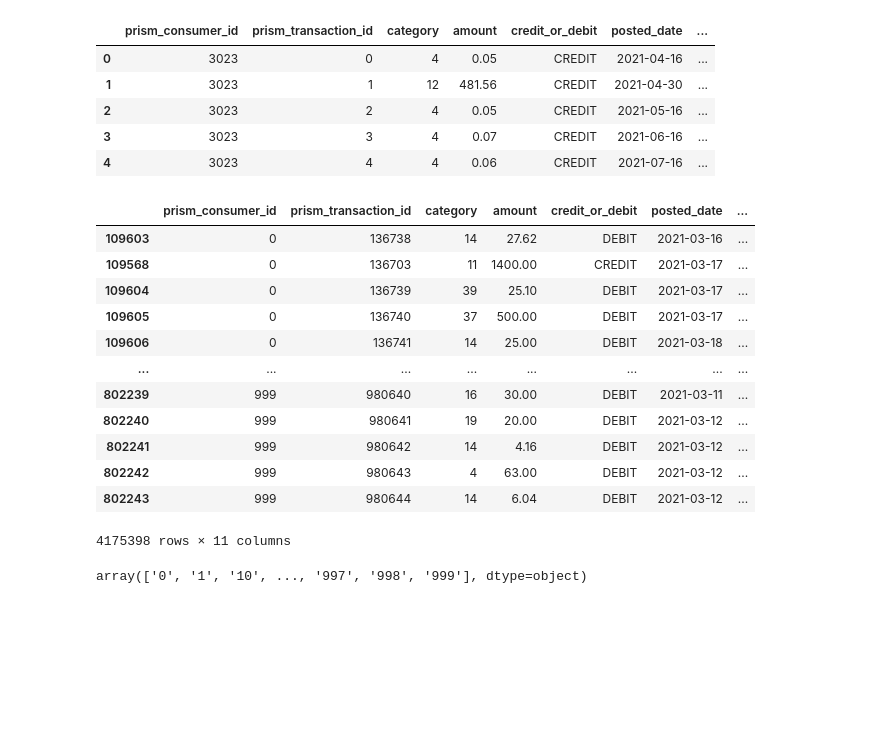
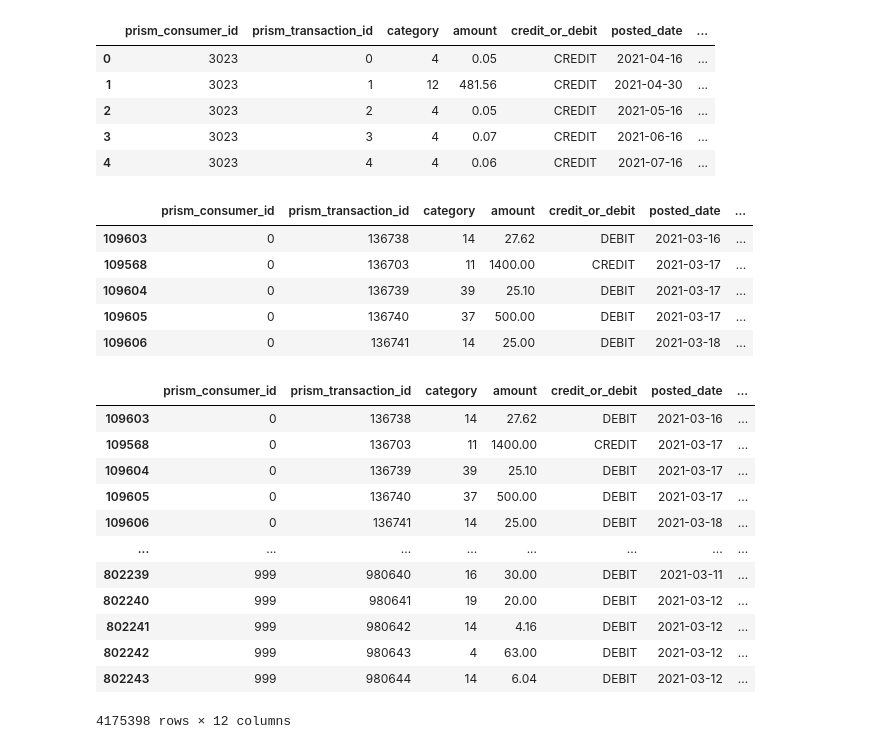
Before and after one commit to hillarychang/dsc180b-capstone-q2, a Jupyter notebook: src/notebooks/kurumi_q2_eda.ipynb, the cells around one changed output. Drawn from its saved outputs; the diff is of its cells as text; code cells hidden in the pictures; blank space fills up the shorter version.

Commit message:
new feature, negative balance days percentage

```diff
--- a/src/notebooks/kurumi_q2_eda.ipynb
+++ b/src/notebooks/kurumi_q2_eda.ipynb
@@ -773,6 +773,10 @@ weighted avg       0.87      0.72      0.77      2082
 ROC-AUC Score: 0.688
 # %% [markdown]
 ### percentage of negative balance days
+# %%
+trans_pattern = transactions.merge(consumer, on="prism_consumer_id")
+total_balance = accounts.groupby('prism_consumer_id').agg({'balance_date': 'min', 'balance': 'sum'})
+balance_trans = trans_pattern.merge(total_balance, on="prism_consumer_id")
 # %%
 balance_trans.head()
 # %% [output]
@@ -784,26 +788,14 @@ balance_trans.head()
 | 4 | 3023 | 4 | 4 | 0.06 | CREDIT | 2021-07-16 | ... |
 # %%
 sorted_balance_trans = balance_trans.sort_values(by=["prism_consumer_id", "posted_date"])
-sorted_balance_trans
+sorted_balance_trans.head()
 # %% [output]
 |  | prism_consumer_id | prism_transaction_id | category | amount | credit_or_debit | posted_date | ... |
 | 109603 | 0 | 136738 | 14 | 27.62 | DEBIT | 2021-03-16 | ... |
 | 109568 | 0 | 136703 | 11 | 1400.00 | CREDIT | 2021-03-17 | ... |
 | 109604 | 0 | 136739 | 39 | 25.10 | DEBIT | 2021-03-17 | ... |
 | 109605 | 0 | 136740 | 37 | 500.00 | DEBIT | 2021-03-17 | ... |
 | 109606 | 0 | 136741 | 14 | 25.00 | DEBIT | 2021-03-18 | ... |
-| ... | ... | ... | ... | ... | ... | ... | ... |
-| 802239 | 999 | 980640 | 16 | 30.00 | DEBIT | 2021-03-11 | ... |
-| 802240 | 999 | 980641 | 19 | 20.00 | DEBIT | 2021-03-12 | ... |
-| 802241 | 999 | 980642 | 14 | 4.16 | DEBIT | 2021-03-12 | ... |
-| 802242 | 999 | 980643 | 4 | 63.00 | DEBIT | 2021-03-12 | ... |
-| 802243 | 999 | 980644 | 14 | 6.04 | DEBIT | 2021-03-12 | ... |
-4175398 rows × 11 columns
-# %%
-consumer_list = np.sort(balance_trans['prism_consumer_id'].unique())
-consumer_list
-# %% [output]
-array(['0', '1', '10', ..., '997', '998', '999'], dtype=object)
 # %%
 all_balances = []
 
@@ -832,0 +836,16 @@ for consumer in consumer_list:
+# %%
+sorted_balance_trans
+# %% [output]
+|  | prism_consumer_id | prism_transaction_id | category | amount | credit_or_debit | posted_date | ... |
+| 109603 | 0 | 136738 | 14 | 27.62 | DEBIT | 2021-03-16 | ... |
+| 109568 | 0 | 136703 | 11 | 1400.00 | CREDIT | 2021-03-17 | ... |
+| 109604 | 0 | 136739 | 39 | 25.10 | DEBIT | 2021-03-17 | ... |
+| 109605 | 0 | 136740 | 37 | 500.00 | DEBIT | 2021-03-17 | ... |
+| 109606 | 0 | 136741 | 14 | 25.00 | DEBIT | 2021-03-18 | ... |
+| ... | ... | ... | ... | ... | ... | ... | ... |
+| 802239 | 999 | 980640 | 16 | 30.00 | DEBIT | 2021-03-11 | ... |
+| 802240 | 999 | 980641 | 19 | 20.00 | DEBIT | 2021-03-12 | ... |
+| 802241 | 999 | 980642 | 14 | 4.16 | DEBIT | 2021-03-12 | ... |
+| 802242 | 999 | 980643 | 4 | 63.00 | DEBIT | 2021-03-12 | ... |
+| 802243 | 999 | 980644 | 14 | 6.04 | DEBIT | 2021-03-12 | ... |
+4175398 rows × 12 columns
```
Also changed, not shown: parts of 5 cells of this notebook.
